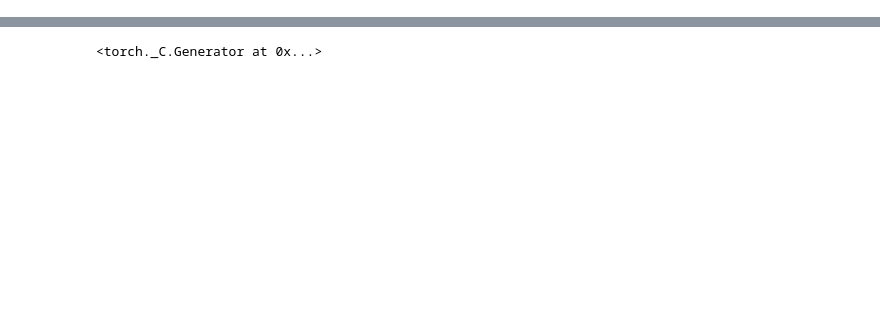
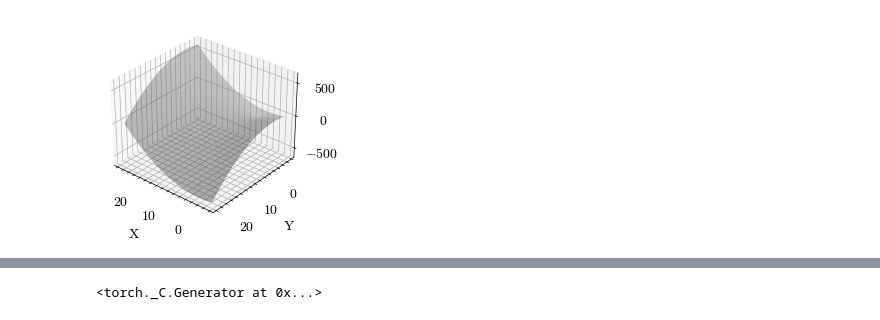
Before and after one commit to gavinkhung/optimizers, a Jupyter notebook: optimizers.ipynb, the cells around one changed output, grey strips where cells are left out. Saved outputs shown, nothing was run; the diff lists cells and outputs as text; code cells hidden in the pictures; blank space fills up the shorter version.

```diff
--- a/optimizers.ipynb
+++ b/optimizers.ipynb
@@ -18,0 +31,29 @@ plt.style.use(["science", "no-latex"])
+# %%
+def surface_fn(X, Y):
+    return X**2 - Y**2
+
+
+def generate_function(dims, surface_fn):
+    x = np.linspace(-5, 25, dims)
+    y = np.linspace(-5, 25, dims)
+    X, Y = np.meshgrid(x, y)
+    Z = surface_fn(X, Y)
+
+    return X, Y, Z
+
+
+dims = 25
+X, Y, Z = generate_function(dims, surface_fn)
+
+# Visualize the Hyperbolic Paraboloid
+fig = plt.figure()
+ax = fig.add_subplot(111, projection="3d")
+ax.view_init(30, 130)
+
+ax.plot_surface(X, Y, Z, color="grey", alpha=0.4)
+ax.set_xlabel("X")
+ax.set_ylabel("Y")
+ax.set_zlabel("Z")
+plt.show()
+# %% [output]
+[figure, added]
```
Also changed, not shown: parts of 16 cells of this notebook.
